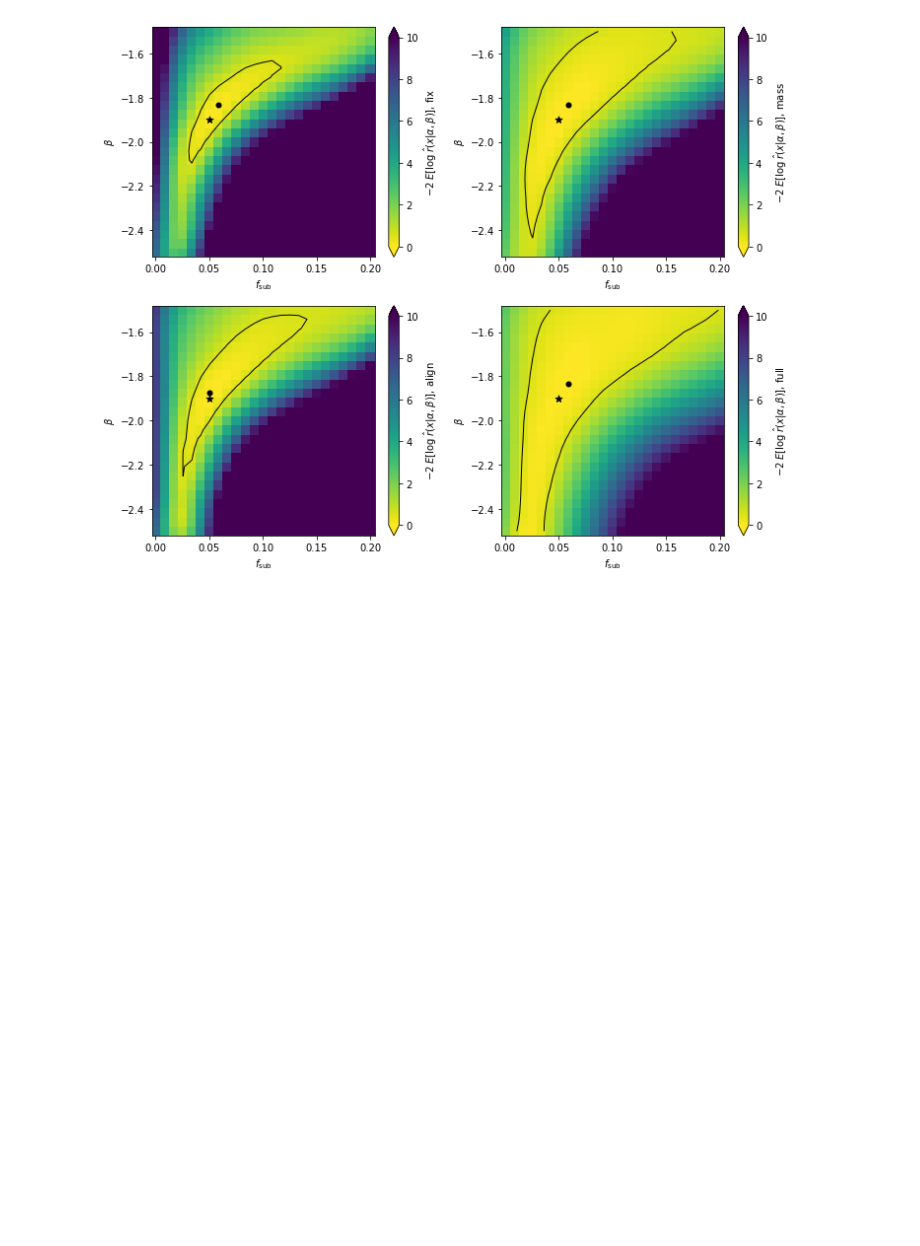
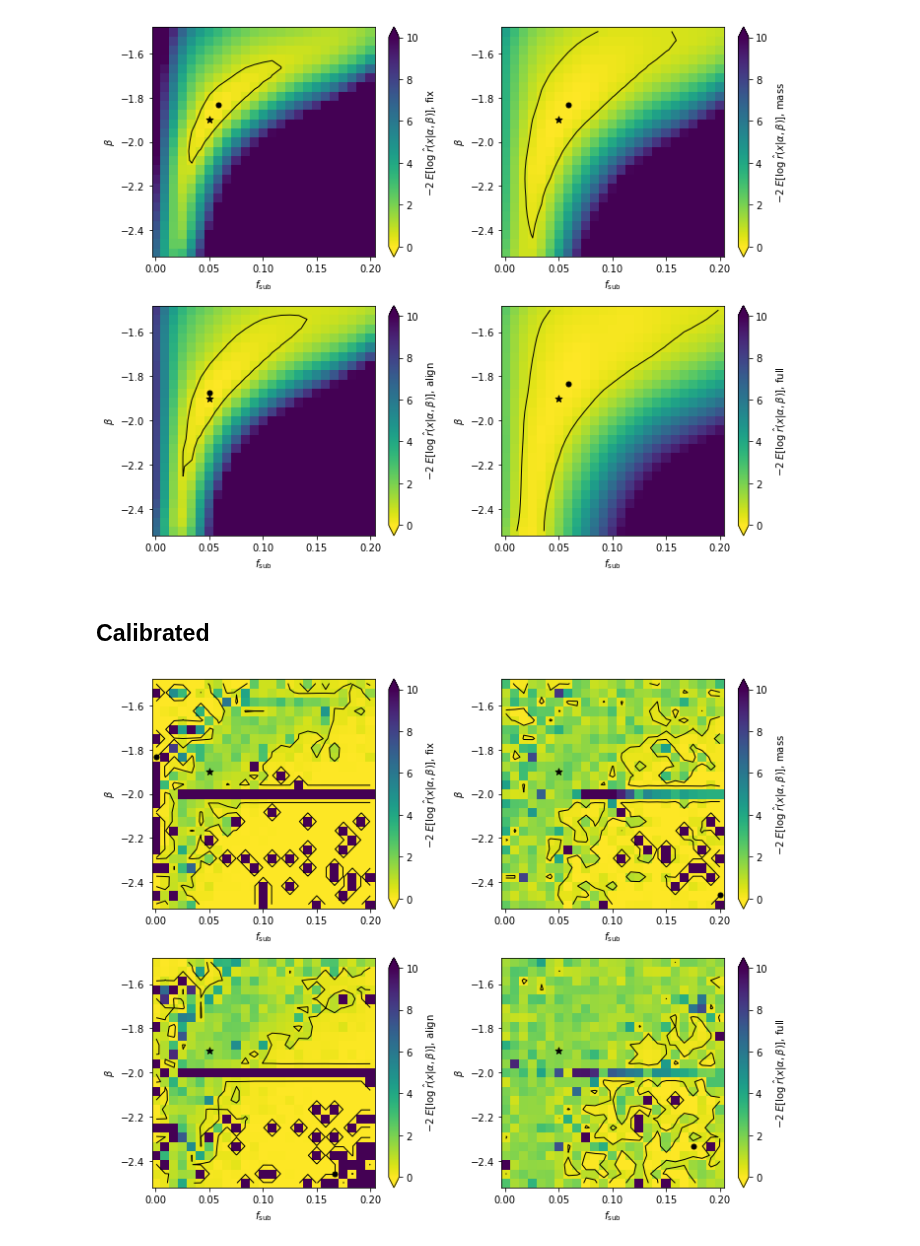
Before and after one commit to smsharma/mining-for-substructure-lens, a Jupyter notebook: notebooks/07_expected_llr.ipynb, the cells around one changed output. Drawn from its saved outputs; the diff is of its cells as text; code cells hidden in the pictures; blank space fills up the shorter version.

Commit message:
Some new tests of calibrated results... gibberish

```diff
--- a/notebooks/07_expected_llr.ipynb
+++ b/notebooks/07_expected_llr.ipynb
@@ -82,12 +83,24 @@ nrows_summary = (nmethods_summary - 1) // ncols_summary + 1
 ## Data
 # %%
 llrs = []
+llrs_cal = []
+
 for filename in filenames:
     try:
         llrs.append(np.load("../data/results/llr_{}_grid.npy".format(filename)))
     except FileNotFoundError:
         print(filename, "not found")
         llrs.append(np.zeros_like(llrs[0]))
+
+    try:
+        llrs_cal.append(np.load("../data/results/llr_calibrated_{}_grid.npy".format(filename)))
+    except (FileNotFoundError, ValueError):
+        print("Calibrated", filename, "not found")
+        llrs_cal.append(np.zeros_like(llrs[0]))
+
 llrs = np.asarray(llrs)
+llrs_cal = np.asarray(llrs_cal)
+
 expected_llr = np.mean(llrs, axis=-1)
+expected_llr_cal = np.mean(llrs_cal, axis=-1)
 # %% [output]
@@ -161,3 +196,48 @@ plt.tight_layout()
 plt.savefig("../figures/expected_llr_summary.pdf")
 # %% [output]
 [figure]
+# %% [markdown]
+## Calibrated
+# %%
+fig = plt.figure(figsize=(5. * ncols_summary, 4. * nrows_summary))
+ax_xs = []
+ax_rs = []
+
+for k, i in enumerate(show_summary):
+    ax = plt.subplot(nrows_summary, ncols_summary, k + 1)
+
+    i_mle = np.argmax(expected_llr_cal[i])
+    theta_mle = theta_grid[i_mle]
+    z = np.clip(-2. * (expected_llr_cal[i] - expected_llr_cal[i][i_mle]), llrmin, llrmax)
+
+    pcm = ax.pcolormesh(
+        alpha_edges,
+        beta_edges,
+        z.reshape((resolution, resolution)),
+        norm=matplotlib.colors.Normalize(vmin=llrmin, vmax=llrmax),
+        cmap=llr_cmap
+    )
+    cbar = fig.colorbar(pcm, ax=ax, extend='both')
+    cs = plt.contour(
+        0.5 * (alpha_edges[1:] + alpha_edges[:-1]),
+        0.5 * (beta_edges[1:] + beta_edges[:-1]),
+        z.reshape((resolution, resolution)),
+        thresholds,
+        colors="black",
+        linewidths=1.,
+        linestyles=contour_ls,
+    )
+    plt.scatter(0.05, -1.9, s=50., color='black', marker='*')
+    plt.scatter(theta_mle[0], theta_mle[1], s=25., color='black', marker='o')
+
+    plt.xlabel(r'$f_{\mathrm{sub}}$')
+    plt.ylabel(r'$\beta$')
+    cbar.set_label(r'$-2\; E[\log \;\hat{r}(x | \alpha, \beta)]$, '+ labels_summary[k])
+    #plt.clabel(cs)
+    plt.xlim(alpha_edges[0], alpha_edges[-1])
+    plt.ylim(beta_edges[0], beta_edges[-1])
+
+plt.tight_layout()
+plt.savefig("../figures/expected_llr_calibrated.pdf")
+# %% [output]
+[figure, added]
```
Also changed, not shown: parts of 5 cells of this notebook, 1 other file.
